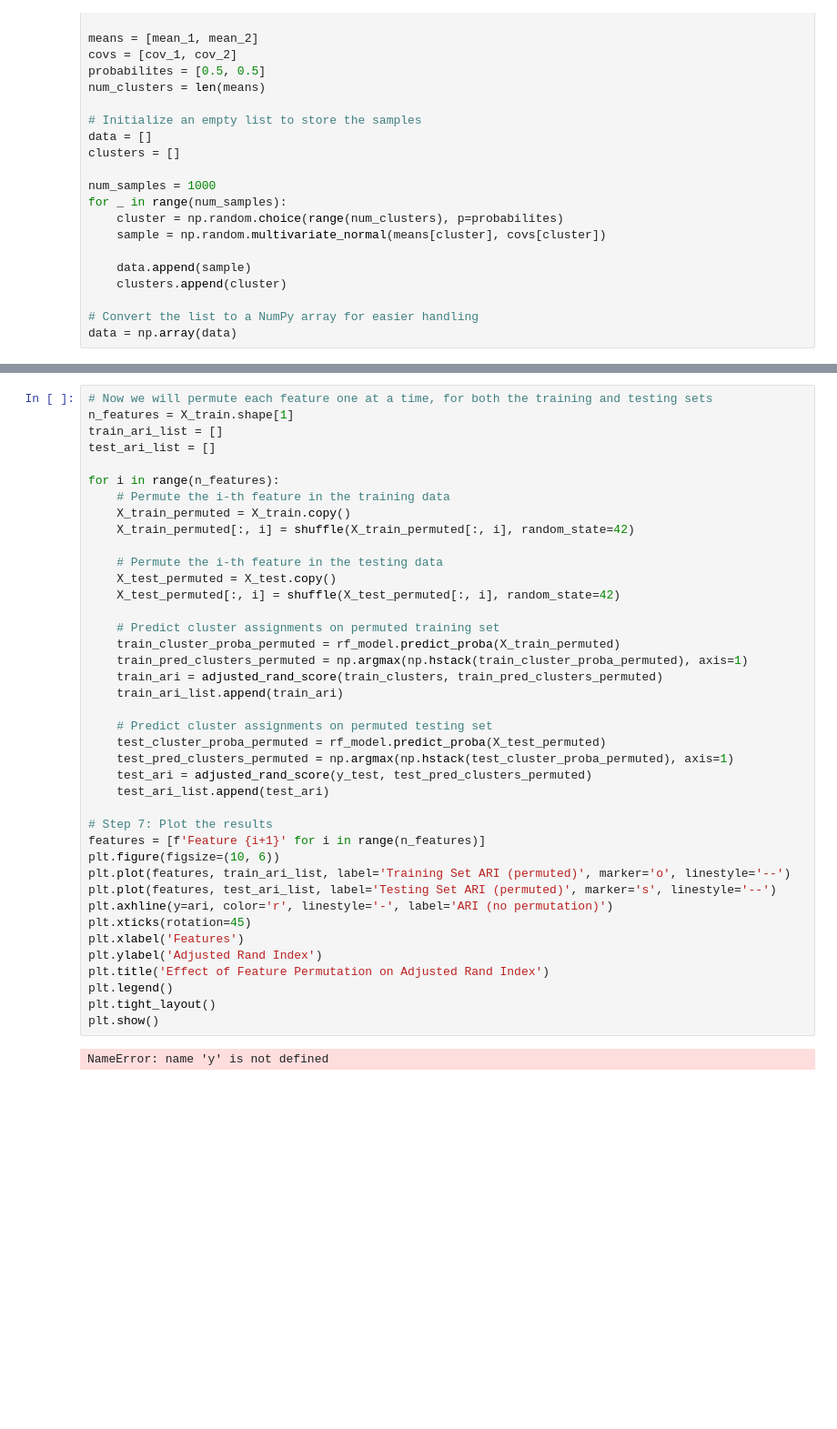
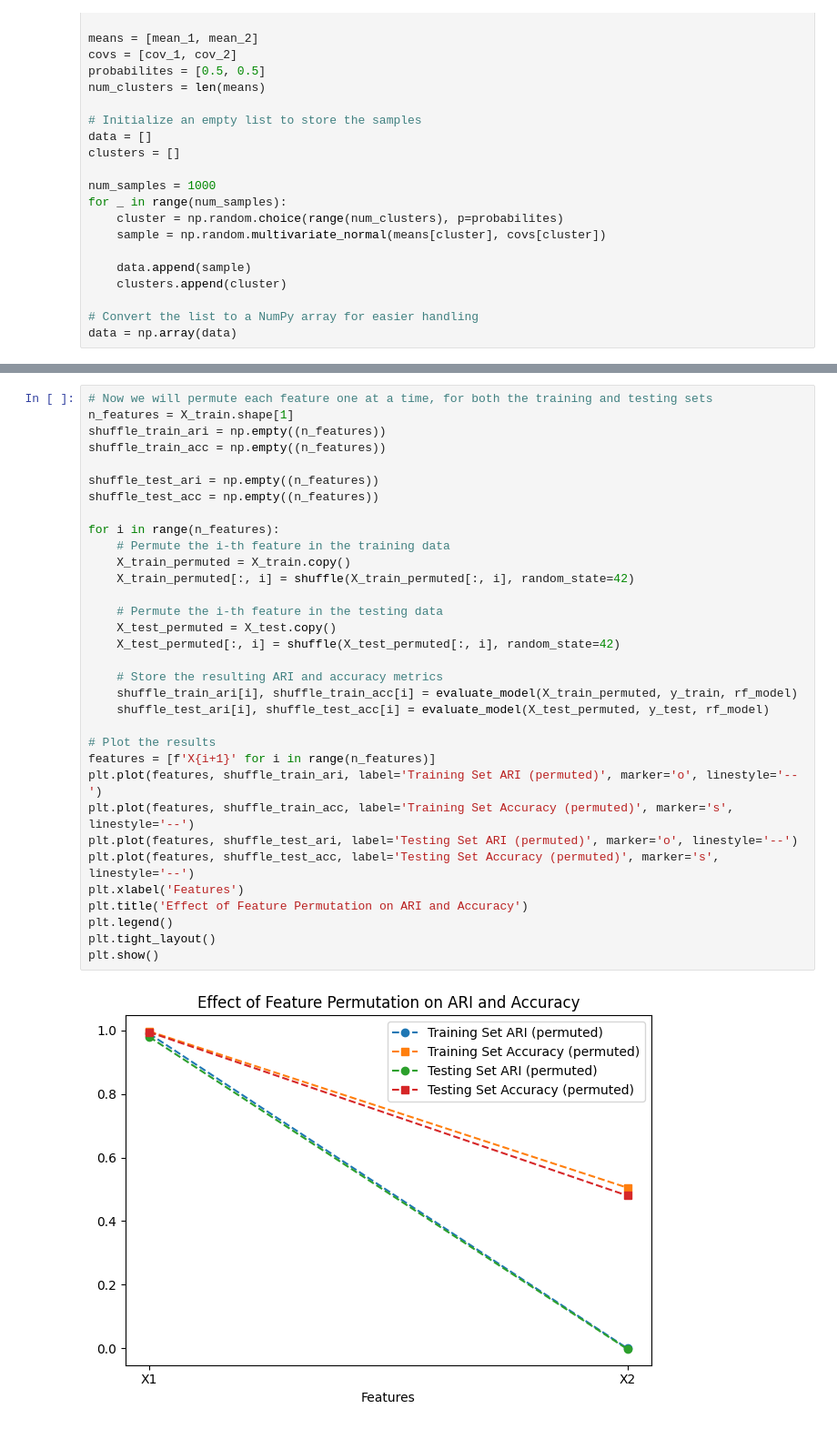
Before and after one commit to dtwil/clustering, a Jupyter notebook: supervised_cluster_pred.ipynb, the cells around one changed output, grey strips where cells are left out. Shown at 91% size. Drawn from its saved outputs; the diff is of its cells as text; blank space fills up the shorter version.

```diff
--- a/supervised_cluster_pred.ipynb
+++ b/supervised_cluster_pred.ipynb
@@ -94,42 +90,35 @@ Accuracy on test set (no permutation): 0.995
 # %%
 # Now we will permute each feature one at a time, for both the training and testing sets
 n_features = X_train.shape[1]
-train_ari_list = []
-test_ari_list = []
+shuffle_train_ari = np.empty((n_features))
+shuffle_train_acc = np.empty((n_features))
+
+shuffle_test_ari = np.empty((n_features))
+shuffle_test_acc = np.empty((n_features))
 
 for i in range(n_features):
     # Permute the i-th feature in the training data
     X_train_permuted = X_train.copy()
     X_train_permuted[:, i] = shuffle(X_train_permuted[:, i], random_state=42)
 
     # Permute the i-th feature in the testing data
     X_test_permuted = X_test.copy()
     X_test_permuted[:, i] = shuffle(X_test_permuted[:, i], random_state=42)
 
-    # Predict cluster assignments on permuted training set
-    train_cluster_proba_permuted = rf_model.predict_proba(X_train_permuted)
-    train_pred_clusters_permuted = np.argmax(np.hstack(train_cluster_proba_permuted), axis=1)
-    train_ari = adjusted_rand_score(train_clusters, train_pred_clusters_permuted)
-    train_ari_list.append(train_ari)
+    # Store the resulting ARI and accuracy metrics
+    shuffle_train_ari[i], shuffle_train_acc[i] = evaluate_model(X_train_permuted, y_train, rf_model)
+    shuffle_test_ari[i], shuffle_test_acc[i] = evaluate_model(X_test_permuted, y_test, rf_model)
 
-    # Predict cluster assignments on permuted testing set
-    test_cluster_proba_permuted = rf_model.predict_proba(X_test_permuted)
-    test_pred_clusters_permuted = np.argmax(np.hstack(test_cluster_proba_permuted), axis=1)
-    test_ari = adjusted_rand_score(y_test, test_pred_clusters_permuted)
-    test_ari_list.append(test_ari)
-
-# Step 7: Plot the results
-features = [f'Feature {i+1}' for i in range(n_features)]
-plt.figure(figsize=(10, 6))
-plt.plot(features, train_ari_list, label='Training Set ARI (permuted)', marker='o', linestyle='--')
-plt.plot(features, test_ari_list, label='Testing Set ARI (permuted)', marker='s', linestyle='--')
-plt.axhline(y=ari, color='r', linestyle='-', label='ARI (no permutation)')
-plt.xticks(rotation=45)
+# Plot the results
+features = [f'X{i+1}' for i in range(n_features)]
+plt.plot(features, shuffle_train_ari, label='Training Set ARI (permuted)', marker='o', linestyle='--')
+plt.plot(features, shuffle_train_acc, label='Training Set Accuracy (permuted)', marker='s', linestyle='--')
+plt.plot(features, shuffle_test_ari, label='Testing Set ARI (permuted)', marker='o', linestyle='--')
+plt.plot(features, shuffle_test_acc, label='Testing Set Accuracy (permuted)', marker='s', linestyle='--')
 plt.xlabel('Features')
-plt.ylabel('Adjusted Rand Index')
-plt.title('Effect of Feature Permutation on Adjusted Rand Index')
+plt.title('Effect of Feature Permutation on ARI and Accuracy')
 plt.legend()
 plt.tight_layout()
 plt.show()
 # %% [output]
-NameError: name 'y' is not defined
+[figure, added]
```
Also changed, not shown: parts of 11 cells of this notebook.
